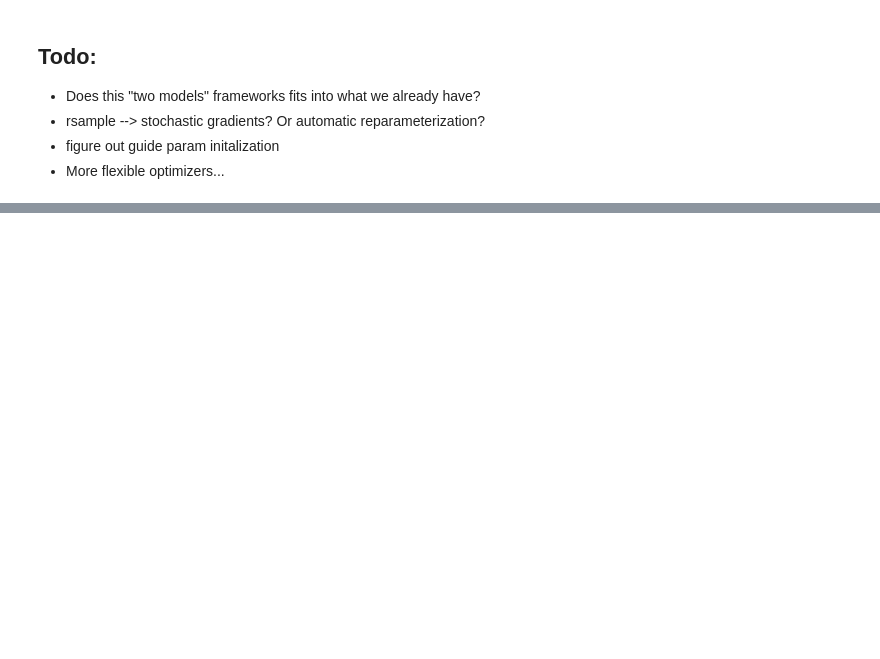
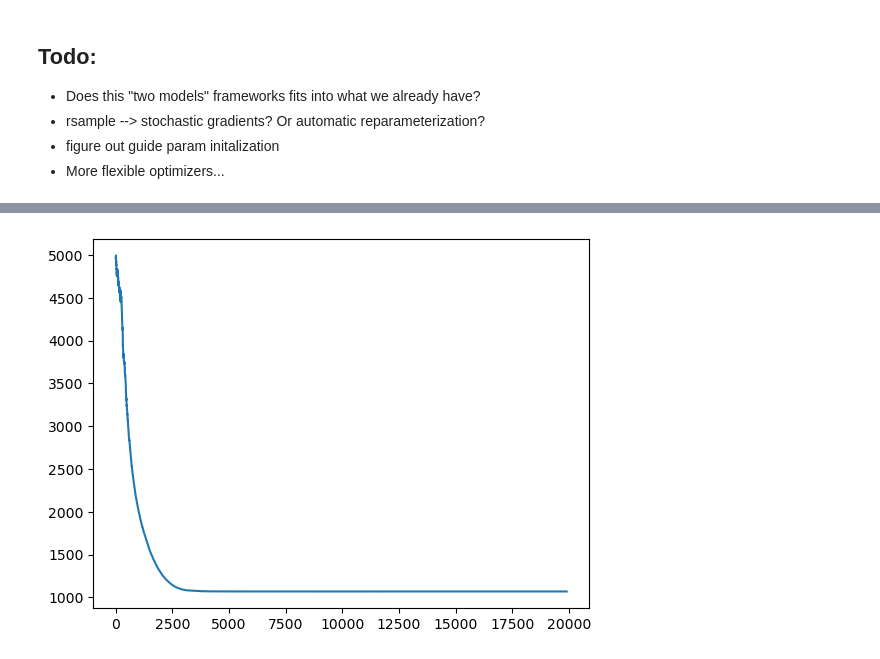
Before and after one commit to pymc-devs/pymc-extras, a Jupyter notebook: notebooks/ADVI Guide API.ipynb, the cells around one changed output, grey strips where cells are left out. Saved outputs shown, nothing was run; the diff lists cells and outputs as text; code cells hidden in the pictures; blank space fills up the shorter version.

Commit message:
Add radon example

```diff
--- a/notebooks/ADVI Guide API.ipynb
+++ b/notebooks/ADVI Guide API.ipynb
@@ -201,0 +232,29 @@ plt.show()
+# %%
+coords["param"] = ["alpha", "beta"]
+coords["param_bis"] = ["alpha", "beta"]
+
+with pm.Model(coords=coords) as covariation_intercept_slope:
+    floor_idx = pm.Data("floor_idx", floor_measure, dims="obs_id")
+    county_idx = pm.Data("county_idx", county, dims="obs_id")
+
+    # prior stddev in intercepts & slopes (variation across counties):
+    sd_dist = pm.Exponential.dist(0.5, shape=(2,))
+
+    # get back standard deviations and rho:
+    chol, corr, stds = pm.LKJCholeskyCov("chol", n=2, eta=2.0, sd_dist=sd_dist)
+
+    # prior for average intercept:
+    mu_alpha_beta = pm.Normal("mu_alpha", mu=0.0, sigma=5.0, shape=2)
+    # prior for average slope:
+    mu_beta = pm.Normal("mu_beta", mu=0.0, sigma=1.0)
+    # population of varying effects:
+    alpha_beta_county = pm.MvNormal(
+        "alpha_beta_county", mu=mu_alpha_beta, chol=chol, dims=("county", "param")
+    )
+
+    # Expected value per county:
+    theta = alpha_beta_county[county_idx, 0] + alpha_beta_county[county_idx, 1] * floor_idx
+    # Model error:
+    sigma = pm.Exponential("sigma", 1.0)
+
+    y = pm.Normal("y", theta, sigma=sigma, observed=log_radon, dims="obs_id")
@@ -201,0 +347,5 @@ plt.show()
+# %%
+svi_trainer = SVITrainer(
+    module=NormalModel(), compile_kwargs={"mode": "NUMBA"}, stick_the_landing=True
+)
+svi_state = svi_trainer.fit(n_steps=20_000, model=covariation_intercept_slope, draws_per_step=100)
@@ -201,0 +355,4 @@ plt.show()
+# %%
+plot_loss_history(svi_state)
+# %% [output]
+[figure, added]
```
Also changed, not shown: parts of 27 cells of this notebook.
